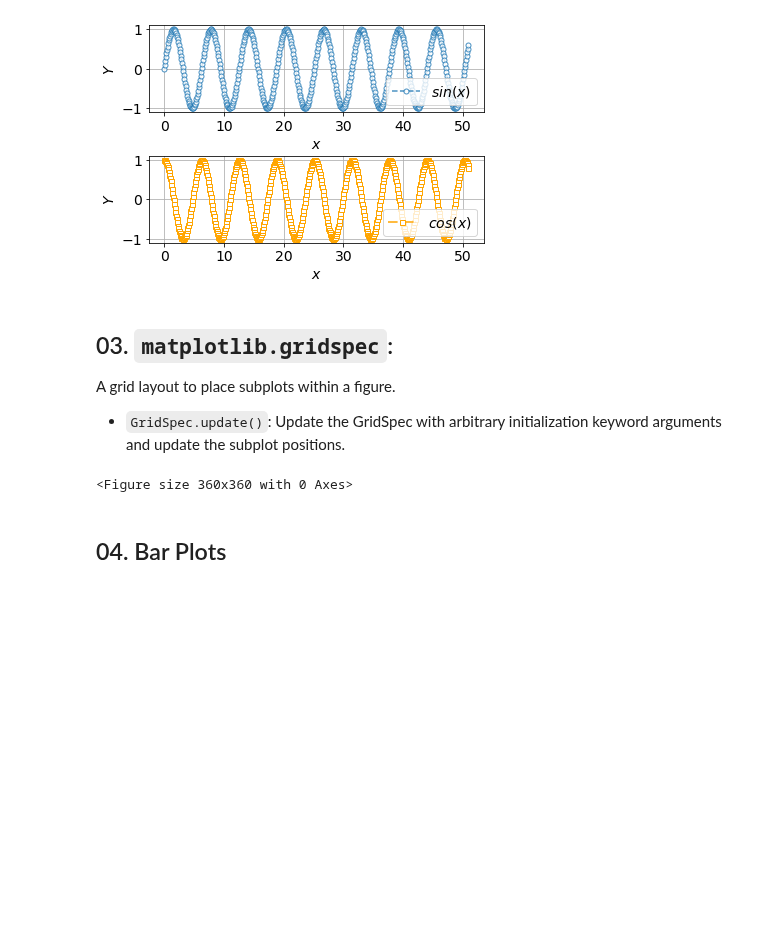
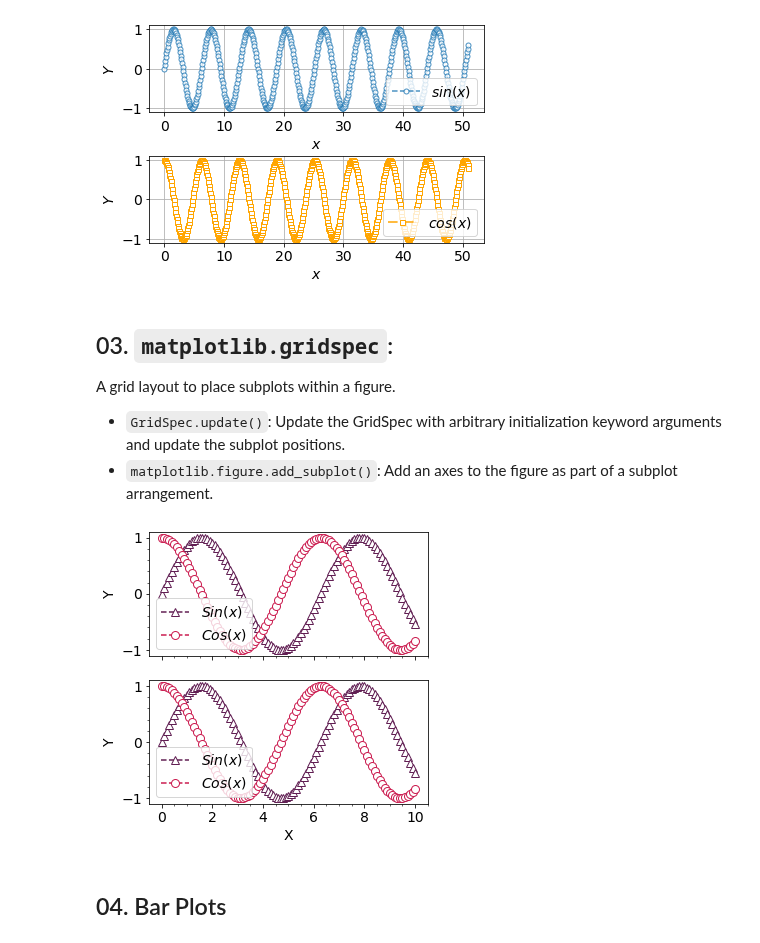
Before and after one commit to DavoodSZ1993/Python_Tutorial, a Jupyter notebook: 1_matplotlib_plots.ipynb, the cells around one changed output. Cells and saved outputs as stored; diff of their text form; code cells hidden in the pictures; blank space fills up the shorter version.

```diff
--- a/1_matplotlib_plots.ipynb
+++ b/1_matplotlib_plots.ipynb
@@ -169,19 +169,43 @@ plt.subplots_adjust(hspace=0.5)
 A grid layout to place subplots within a figure.
 
 * `GridSpec.update()`: Update the GridSpec with arbitrary initialization keyword arguments and update the subplot positions.
+* `matplotlib.figure.add_subplot()`: Add an axes to the figure as part of a subplot arrangement.
-# %%
-from matplotlib.gridspec import GridSpec
-
-colors = sns.color_palette('rocket', 3)
-
-x = np.arange(0, 10.01, 0.01)
-y1 = np.sin(x)
-y2 = np.cos(x)
-
-fig = plt.figure(1, figsize=(5,5))
-gs = GridSpec(4, 4)
-# %% [output]
-<Figure size 360x360 with 0 Axes>
+# %%
+from matplotlib.gridspec import GridSpec
+
+colors = sns.color_palette('rocket', 3)
+
+x = np.arange(0, 10.1, 0.1)
+y1 = np.sin(x)
+y2 = np.cos(x)
+
+fig = plt.figure(1, figsize=(5,5))
+gs = GridSpec(4, 4)
+gs.update(wspace=0.2, hspace=0.5)
+
+first_subplot = fig.add_subplot(gs[0:2, 0:4])
+plt.plot(x, y1, linestyle='--', marker='^', label='$Sin(x)$',
+         color=colors[0], mfc='w', markersize=8)
+plt.plot(x, y2, linestyle='--', marker='o', label='$Cos(x)$',
+         color=colors[1], mfc='w', markersize=8)
+
+plt.ylabel('Y', fontsize=14)
+plt.legend()
+plt.minorticks_on()
+plt.tick_params(labelbottom=False)
+
+second_subplot = fig.add_subplot(gs[2:4, 0:4])
+plt.plot(x, y1, linestyle='--', marker='^', label='$Sin(x)$',
+         color=colors[0], mfc='w', markersize=8)
+plt.plot(x, y2, linestyle='--', marker='o', label='$Cos(x)$',
+         color=colors[1], mfc='w', markersize=8)
+
+plt.ylabel('Y', fontsize=14)
+plt.xlabel('X', fontsize=14)
+plt.legend()
+plt.minorticks_on()
+# %% [output]
+[figure, added]
 # %% [markdown]
 ## 04. Bar Plots
 # %%
```
